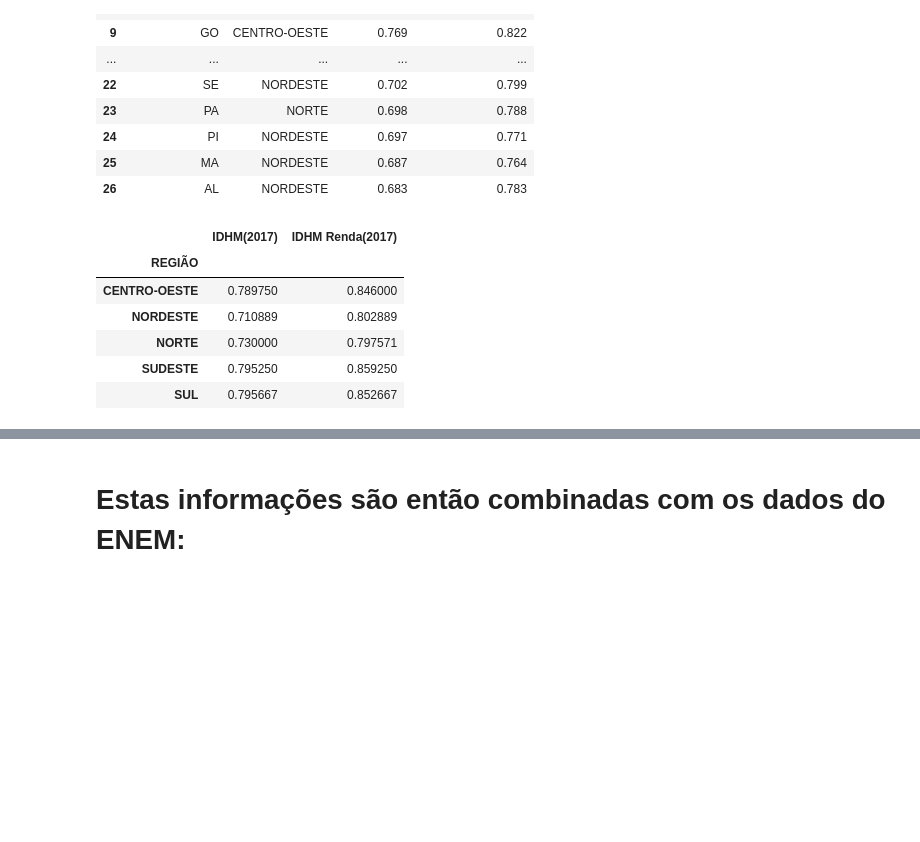
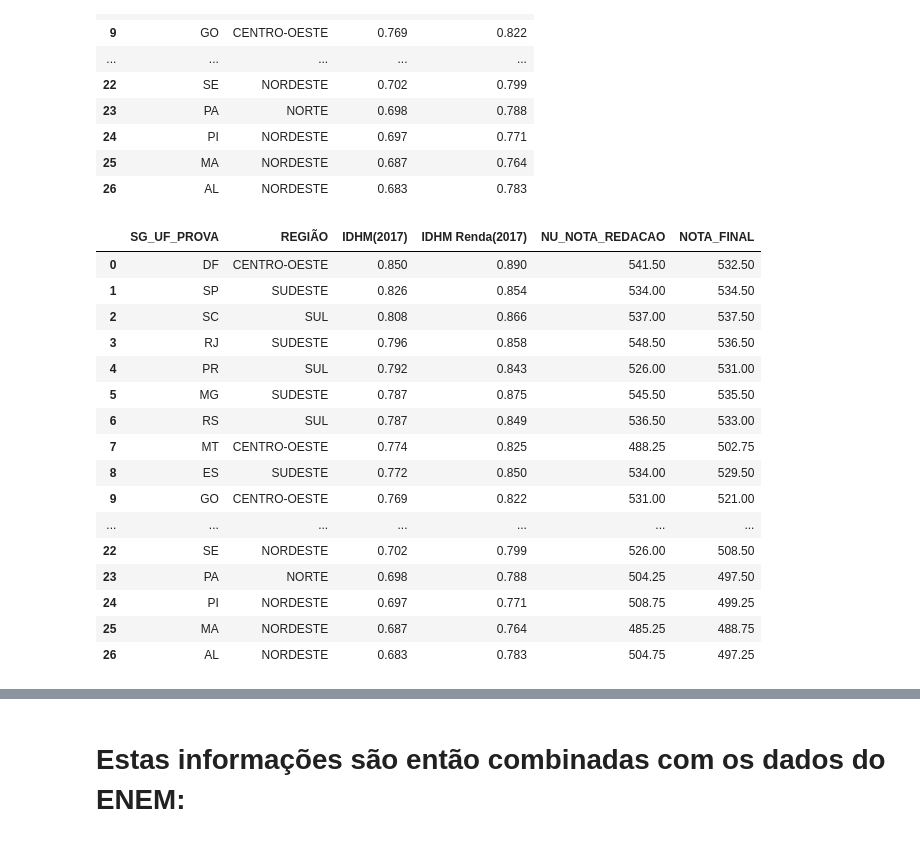
Before and after one commit to audreymoreira/case_ENEM_2017, a Jupyter notebook: Vistas_do_ENEM_2017.ipynb, the cells around one changed output, grey strips where cells are left out. Cells and saved outputs as stored; diff of their text form; code cells hidden in the pictures; blank space fills up the shorter version.

```diff
--- a/Vistas_do_ENEM_2017.ipynb
+++ b/Vistas_do_ENEM_2017.ipynb
@@ -336,14 +338,23 @@ idh_estados
 | 25 | MA | NORDESTE | 0.687 | 0.764 |
 | 26 | AL | NORDESTE | 0.683 | 0.783 |
 # %%
-idh_por_regiao = pd.merge(idh_estados,)'SG_UF_PROVA'
-estados_e_regioes = pd.merge(media_por_estado, idh_estados, on='SG_UF_PROVA', how = 'outer')
-idh_por_regiao
+idh_por_regiao_e_nota = pd.merge(idh_estados,media_por_estado, on='SG_UF_PROVA', how = 'outer')
+idh_por_regiao_e_nota
 # %% [output]
-|  | IDHM(2017) | IDHM Renda(2017) |
-| REGIÃO |  |  |
-| CENTRO-OESTE | 0.789750 | 0.846000 |
-| NORDESTE | 0.710889 | 0.802889 |
-| NORTE | 0.730000 | 0.797571 |
-| SUDESTE | 0.795250 | 0.859250 |
-| SUL | 0.795667 | 0.852667 |
+|  | SG_UF_PROVA | REGIÃO | IDHM(2017) | IDHM Renda(2017) | NU_NOTA_REDACAO | NOTA_FINAL |
+| 0 | DF | CENTRO-OESTE | 0.850 | 0.890 | 541.50 | 532.50 |
+| 1 | SP | SUDESTE | 0.826 | 0.854 | 534.00 | 534.50 |
+| 2 | SC | SUL | 0.808 | 0.866 | 537.00 | 537.50 |
+| 3 | RJ | SUDESTE | 0.796 | 0.858 | 548.50 | 536.50 |
+| 4 | PR | SUL | 0.792 | 0.843 | 526.00 | 531.00 |
+| 5 | MG | SUDESTE | 0.787 | 0.875 | 545.50 | 535.50 |
+| 6 | RS | SUL | 0.787 | 0.849 | 536.50 | 533.00 |
+| 7 | MT | CENTRO-OESTE | 0.774 | 0.825 | 488.25 | 502.75 |
+| 8 | ES | SUDESTE | 0.772 | 0.850 | 534.00 | 529.50 |
+| 9 | GO | CENTRO-OESTE | 0.769 | 0.822 | 531.00 | 521.00 |
+| ... | ... | ... | ... | ... | ... | ... |
+| 22 | SE | NORDESTE | 0.702 | 0.799 | 526.00 | 508.50 |
+| 23 | PA | NORTE | 0.698 | 0.788 | 504.25 | 497.50 |
+| 24 | PI | NORDESTE | 0.697 | 0.771 | 508.75 | 499.25 |
+| 25 | MA | NORDESTE | 0.687 | 0.764 | 485.25 | 488.75 |
+| 26 | AL | NORDESTE | 0.683 | 0.783 | 504.75 | 497.25 |
```
Also changed, not shown: parts of 18 cells of this notebook.
